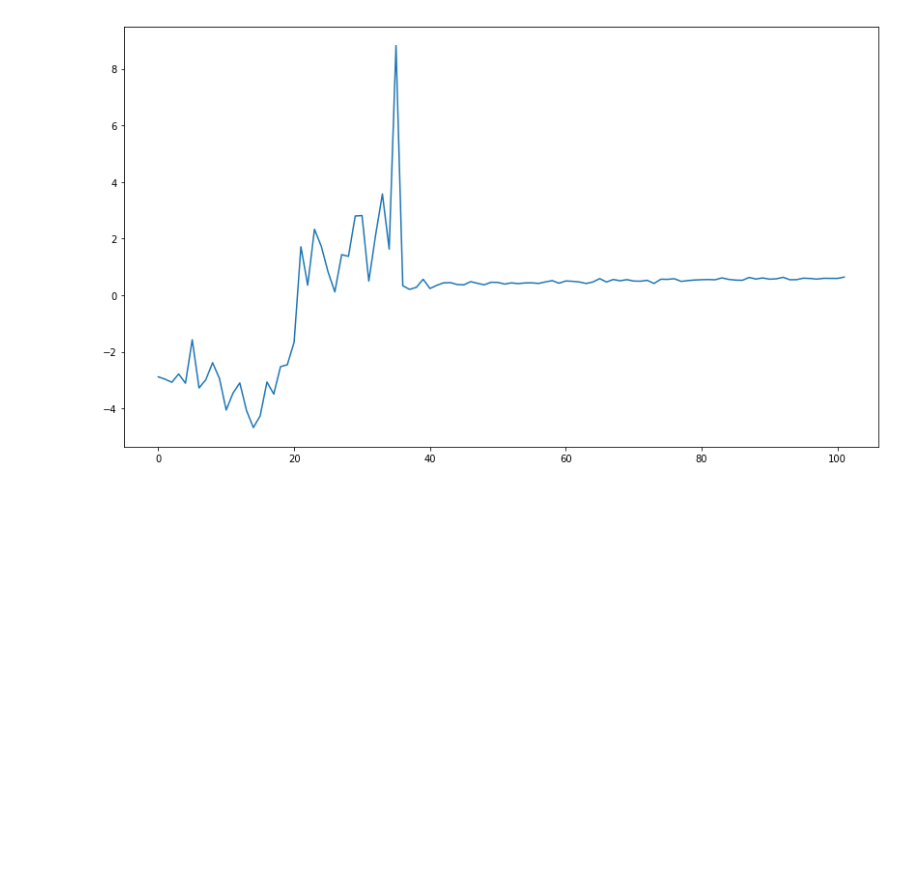
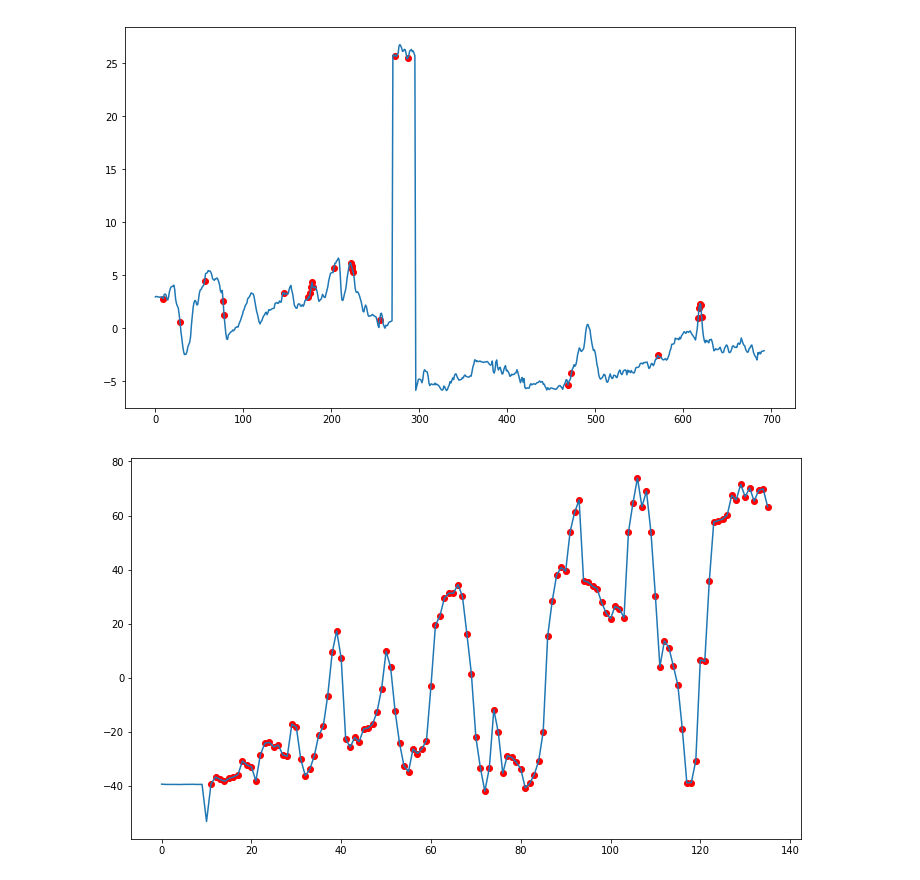
Before and after one commit to pratikluitel/SP-Cup, a Jupyter notebook: testingAlgos.ipynb, the cells around one changed output. Drawn from its saved outputs; the diff is of its cells as text; code cells hidden in the pictures; blank space fills up the shorter version.

```diff
--- a/testingAlgos.ipynb
+++ b/testingAlgos.ipynb
@@ -7,4 +9,4 @@ from sklearn.decomposition import PCA
 # %%
 #load data
-DroneData = pd.read_csv('./IMU_camera Drone Synchronized training dataset_normal behabiour_no abnormalities/_slash_mavros_slash_imu_slash_data.csv')
+DroneData = pd.read_csv('./DroneData/SP Cup 2020/IMU_camera Drone Synchronized training dataset_normal behabiour_no abnormalities/_slash_mavros_slash_imu_slash_data.csv')
 # %%
@@ -47,21 +77,46 @@ z_score = find_theta_score(testData)
+# %%
+#fit mean and std for normalization
+
+normImuData, mean , std = extract_normalization_params(DroneData)
+trainData = normImuData
+# %%
+#import new test data here
+testData1 = normalize_test_data(pd.concat([pd.read_csv('DroneData/SP Cup 2020/03_Dataset with 5 normal experiments_17Jan2020/2020-01-17-11-32-12/_slash_mavros_slash_imu_slash_data.csv'),
+                                         pd.read_csv('DroneData/SP Cup 2020/03_Dataset with 5 normal experiments_17Jan2020/2020-01-17-11-32-49/_slash_mavros_slash_imu_slash_data.csv'),
+                                          pd.read_csv('DroneData/SP Cup 2020/03_Dataset with 5 normal experiments_17Jan2020/2020-01-17-11-33-26/_slash_mavros_slash_imu_slash_data.csv'),
+                                          pd.read_csv('DroneData/SP Cup 2020/03_Dataset with 5 normal experiments_17Jan2020/2020-01-17-11-34-08/_slash_mavros_slash_imu_slash_data.csv'),
+                                          pd.read_csv('DroneData/SP Cup 2020/03_Dataset with 5 normal experiments_17Jan2020/2020-01-17-11-34-43/_slash_mavros_slash_imu_slash_data.csv')]), mean, std)
+
+testData2 = normalize_test_data(pd.read_csv('DroneData/SP Cup 2020/04_Dataset with 5 abnormal experiments_17Jan2020/2020-01-17-11-37-25/_slash_mavros_slash_imu_slash_data.csv'), mean, std)
+z_score1 = find_theta_score(testData1)
+z_score2 = find_theta_score(testData2)
 # %%
-#using IsoFo
+# using IsoFo
 
 #add your algos in this very format pls
 
 from sklearn.ensemble import IsolationForest
 
 #fit isofo model
-clf = IsolationForest(n_estimators=100,contamination=0) #contamination parameter specifies the level of contamination in training data
+clf = IsolationForest(n_estimators=1000,contamination=0.0000000001) #contamination parameter specifies the level of contamination in training data
 clf.fit(trainData)
 
 #predict anomalies
-tempanomalyPrediction = clf.predict(testData)
-anomalyPrediction = tempanomalyPrediction == -1
+tempanomalyPrediction1 = clf.predict(testData1)
+anomalyPrediction1 = tempanomalyPrediction1 == -1
 
 #isofo is statistical, so we need to specify contamination beforehand,
 #which may not be a good method since our problem is very sparse in nature
 
-plot_anomalies_in_1D(z_score, anomalyPrediction)
+plot_anomalies_in_1D(z_score1, anomalyPrediction1)
+
+tempanomalyPrediction2 = clf.predict(testData2)
+anomalyPrediction2 = tempanomalyPrediction2 == -1
+
+plot_anomalies_in_1D(z_score2, anomalyPrediction2)
+
+z2_score = find_theta_score(testData2,2)
+plot_anomalies_in_2D(z2_score.T, anomalyPrediction2)
 # %% [output]
-[figure, old version]
+[figure, new version]
+[figure, added]
```
Also changed, not shown: parts of 6 cells of this notebook.
